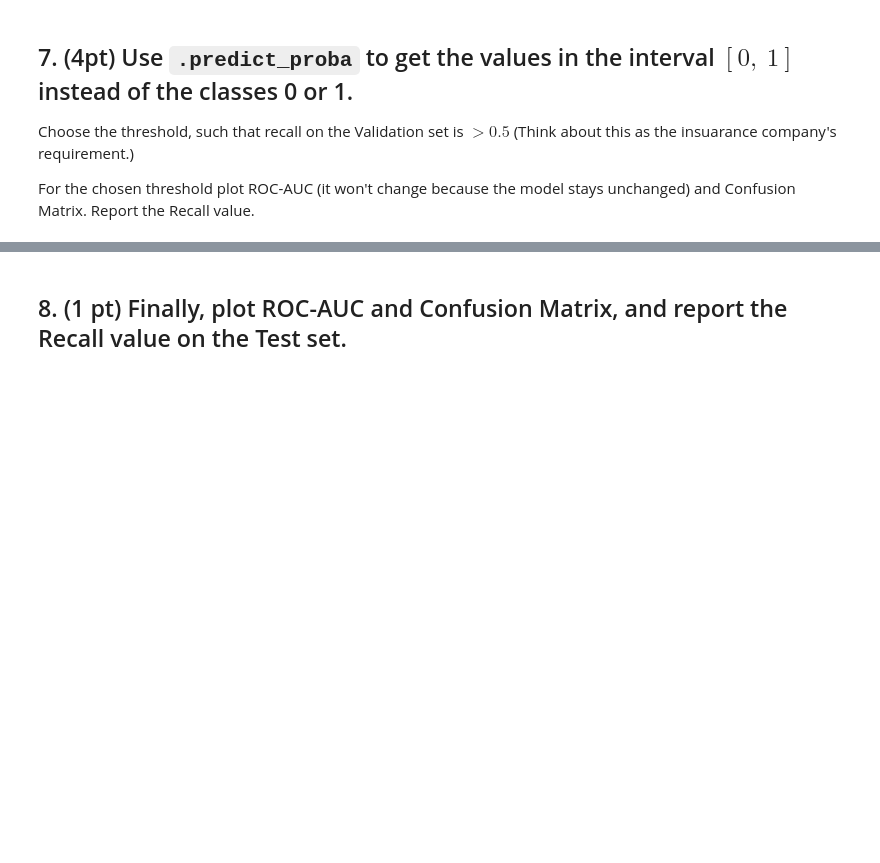
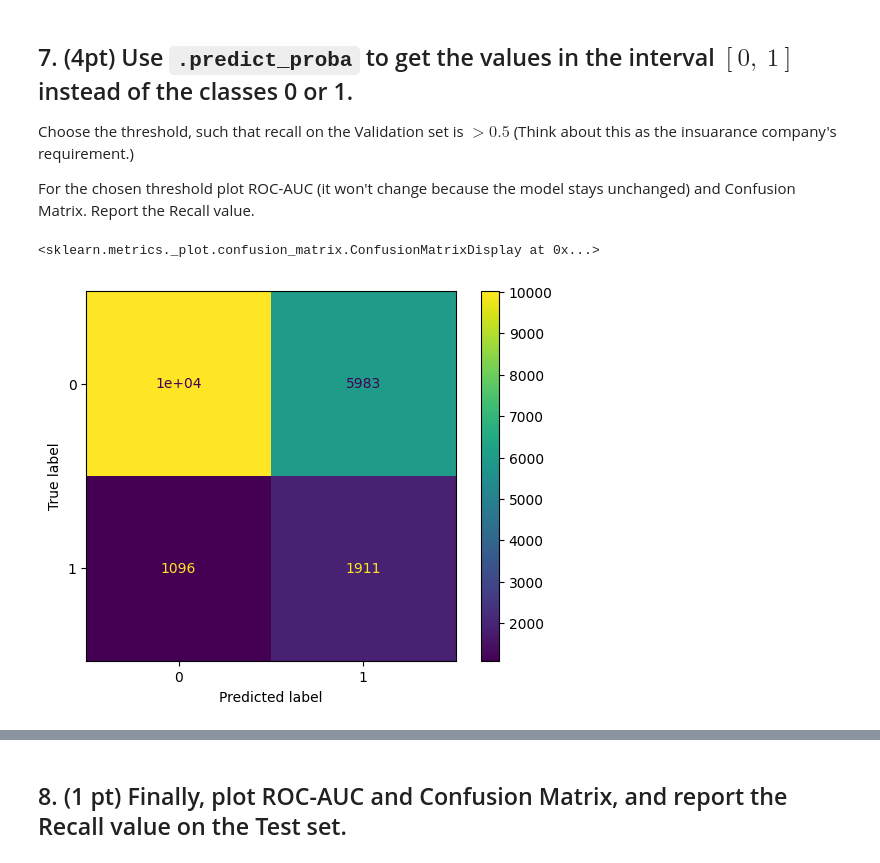
Before and after one commit to YKhalitov/College-Projects, a Jupyter notebook: RIT-Projects/Machine Learning - CSCI 335/HW5.ipynb, the cells around one changed output, grey strips where cells are left out. Saved outputs shown, nothing was run; the diff lists cells and outputs as text; code cells hidden in the pictures; blank space fills up the shorter version.

```diff
--- a/RIT-Projects/Machine Learning - CSCI 335/HW5.ipynb
+++ b/RIT-Projects/Machine Learning - CSCI 335/HW5.ipynb
@@ -162,3 +183,10 @@ from sklearn.metrics import ConfusionMatrixDisplay, recall_score, RocCurveDispla
 Choose the threshold, such that recall on the Validation set is $>0.5$ (Think about this as the insuarance company's requirement.)
 
 For the chosen threshold plot ROC-AUC (it won't change because the model stays unchanged) and Confusion Matrix. Report the Recall value.
+# %%
+threshold = 0.12 #my chosen threshold such that the recall is > 0.5
+# %%
+ConfusionMatrixDisplay.from_predictions(y_val, (y_pred_proba > threshold).astype(int))
+# %% [output]
+<sklearn.metrics._plot.confusion_matrix.ConfusionMatrixDisplay at 0x...>
+[figure, added]
```
Also changed, not shown: parts of 14 cells of this notebook.
